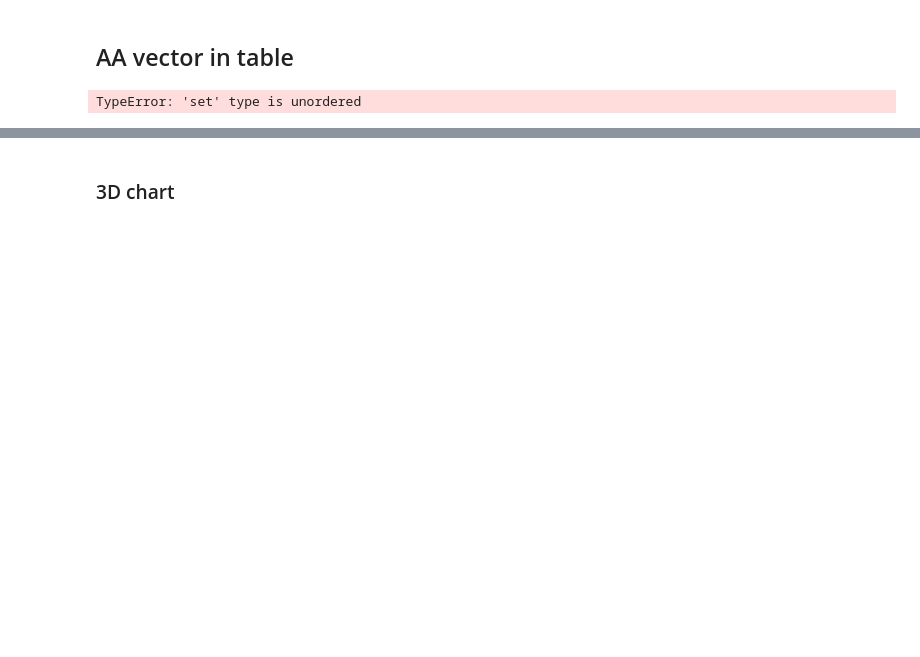
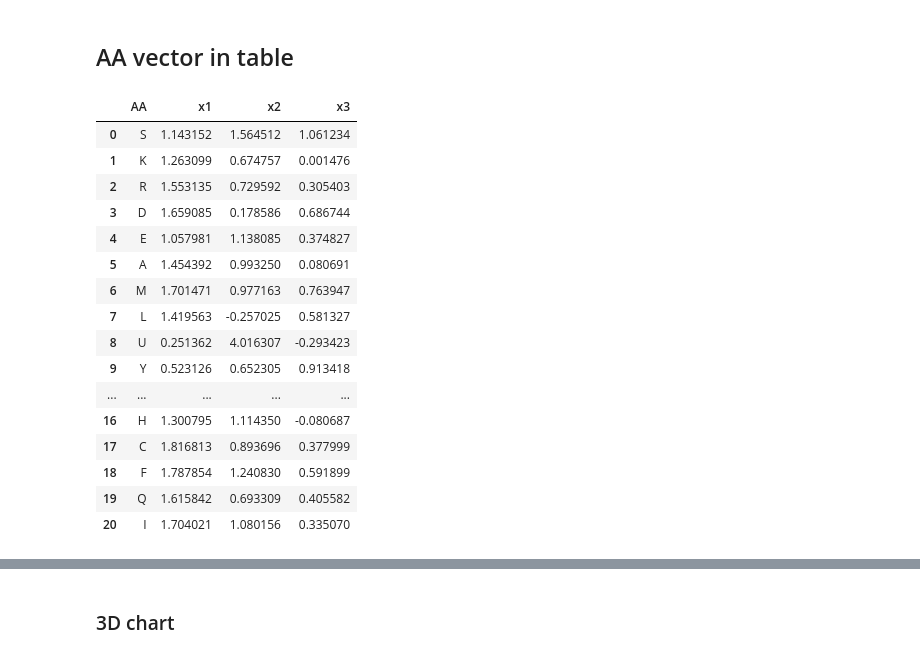
Before and after one commit to danielum16/cDNA-Vector-Embeddings, a Jupyter notebook: Context_Embeddings_3D_Plot_Generation_Script.ipynb, the cells around one changed output, grey strips where cells are left out. Cells and saved outputs as stored; diff of their text form; code cells hidden in the pictures; blank space fills up the shorter version.

Commit message:
downsample isolation

```diff
--- a/Context_Embeddings_3D_Plot_Generation_Script.ipynb
+++ b/Context_Embeddings_3D_Plot_Generation_Script.ipynb
@@ -457,7 +393,7 @@ iteration = 20000
 for i in range(iteration):
     # input is X_train which is one hot encoded AA
     # label is Y_train which is one hot encoded neighbor AA
-    sess.run(train_op_2500, feed_dict={x_2500: X_train_2500, y_label_2500: Y_train_2500})
+    sess.run(train_op_downsampled, feed_dict={x_downsampled: X_train_downsampled, y_label_downsampled: Y_train_downsampled})
     if i % 3000 == 0:
-        print('iteration '+str(i)+' loss is : ', sess.run(loss_2500, feed_dict={x_2500: X_train_2500, y_label_2500: Y_train_2500}))
+        print('iteration '+str(i)+' loss is : ', sess.run(loss_downsampled, feed_dict={x_downsampled: X_train_downsampled, y_label_downsampled: Y_train_downsampled}))
 # %% [output]
@@ -471,4 +407,4 @@ iteration 18000 loss is :  2.8984952
 # %%
 # Now the hidden layer (W1 + b1) is actually the AA look up table
-vectors_2500 = sess.run(W1_2500 + b1_2500)
-# print(vectors_2500)
+vectors_downsampled = sess.run(W1_downsampled + b1_downsampled)
+# print(vectors_downsampled)
@@ -495,10 +413,8 @@ w2v_df_2500
 # %% [markdown]
 ## AA vector in table
 # %%
-w2v_df_2500 = pd.DataFrame(vectors_2500, columns = ['x1', 'x2', 'x3'])
-w2v_df_2500['AA'] = amino_acids_2500
-w2v_df_2500 = w2v_df_2500[['AA', 'x1', 'x2','x3']]
-# w2v_df_2500
+w2v_df_downsampled = pd.DataFrame(vectors_downsampled, columns = ['x1', 'x2', 'x3'])
+w2v_df_downsampled['AA'] = amino_acids
+w2v_df_downsampled = w2v_df_downsampled[['AA', 'x1', 'x2','x3']]
+# w2v_df_downsampled
-# %% [output]
-TypeError: 'set' type is unordered
 # %%
@@ -506,2 +422,2 @@ w2v_df_2500 = pd.read_csv("w2v_df_2500.csv")
 # %%
-w2v_df_2500.drop(w2v_df_2500[w2v_df_2500['AA'] == "_"].index, inplace = True)
+w2v_df_downsampled.drop(w2v_df_downsampled[w2v_df_downsampled['AA'] == "_"].index, inplace = True)
@@ -510 +424,21 @@ w2v_df_2500
+# %%
+w2v_df_downsampled
+# %% [output]
+|  | AA | x1 | x2 | x3 |
+| 0 | S | 1.143152 | 1.564512 | 1.061234 |
+| 1 | K | 1.263099 | 0.674757 | 0.001476 |
+| 2 | R | 1.553135 | 0.729592 | 0.305403 |
+| 3 | D | 1.659085 | 0.178586 | 0.686744 |
+| 4 | E | 1.057981 | 1.138085 | 0.374827 |
+| 5 | A | 1.454392 | 0.993250 | 0.080691 |
+| 6 | M | 1.701471 | 0.977163 | 0.763947 |
+| 7 | L | 1.419563 | -0.257025 | 0.581327 |
+| 8 | U | 0.251362 | 4.016307 | -0.293423 |
+| 9 | Y | 0.523126 | 0.652305 | 0.913418 |
+| ... | ... | ... | ... | ... |
+| 16 | H | 1.300795 | 1.114350 | -0.080687 |
+| 17 | C | 1.816813 | 0.893696 | 0.377999 |
+| 18 | F | 1.787854 | 1.240830 | 0.591899 |
+| 19 | Q | 1.615842 | 0.693309 | 0.405582 |
+| 20 | I | 1.704021 | 1.080156 | 0.335070 |
 # %%
```
Also changed, not shown: parts of 165 cells of this notebook.
